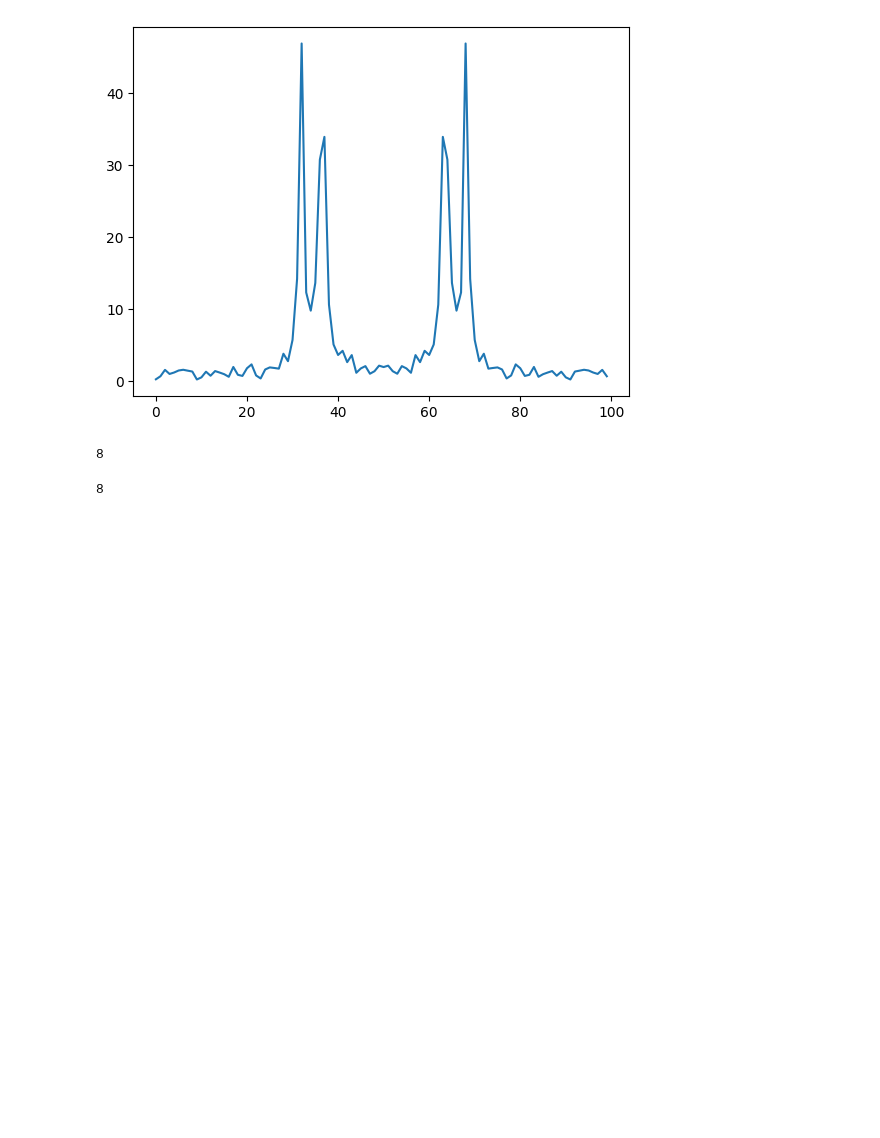
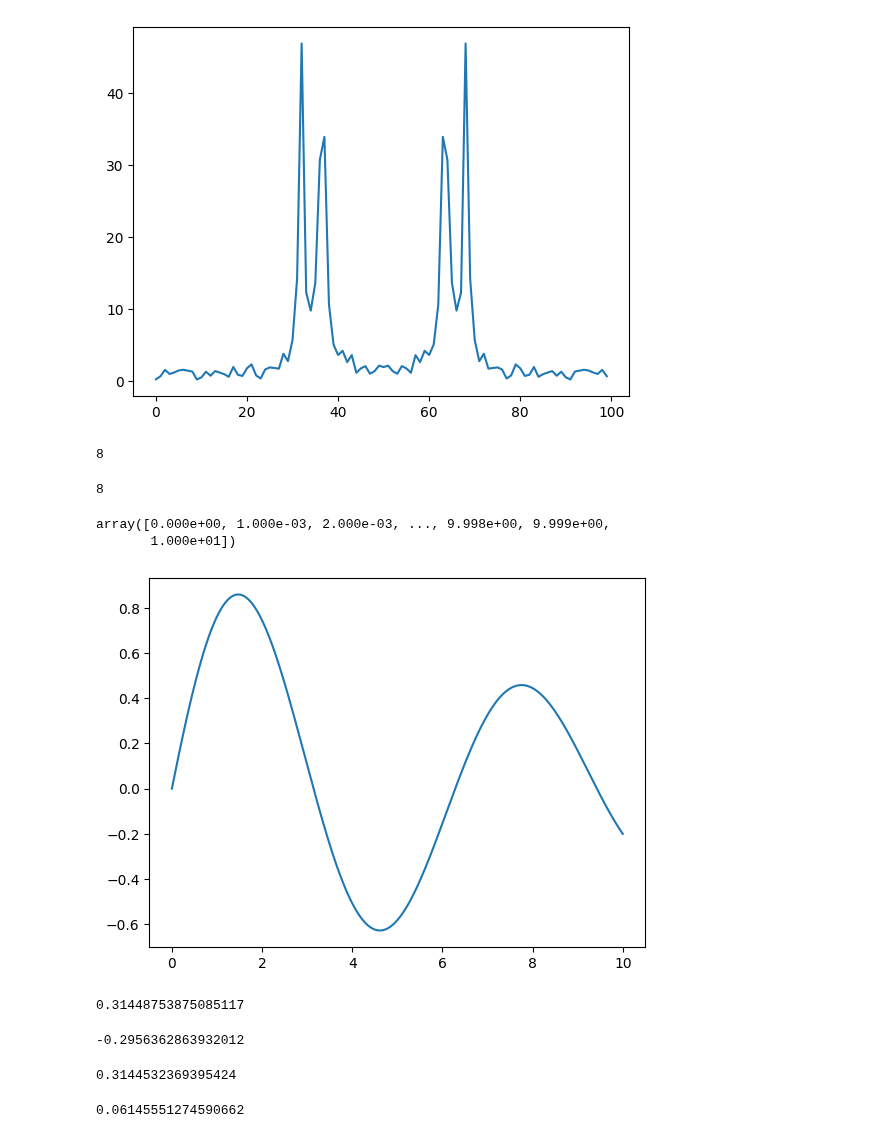
Before and after one commit to sky92archangel/notebook, a Jupyter notebook: compute/python/test.ipynb, the cells around one changed output. Saved outputs shown, nothing was run; the diff lists cells and outputs as text; code cells hidden in the pictures; blank space fills up the shorter version.

```diff
--- a/compute/python/test.ipynb
+++ b/compute/python/test.ipynb
@@ -149,0 +153,28 @@ plt.plot( np.abs(xf))
+# %%
+N = 10000
+x=np.linspace(0,10,N+1)
+y=np.exp(-x/10)*np.sin(x)
+plt.plot(x,y)
+x
+# %% [output]
+array([0.000e+00, 1.000e-03, 2.000e-03, ..., 9.998e+00, 9.999e+00,
+       1.000e+01])
+[figure, added]
+# %%
+np.mean(y[(x>=4)*(x<=7)])
+np.std(y[(x>=4)*(x<=7)])
+# %% [output]
+0.31448753875085117
+# %%
+np.mean(y_t)
+# %% [output]
+-0.2956362863932012
+# %%
+np.std(y_t)
+# %% [output]
+0.3144532369395424
+# %%
+y_m=np.percentile(y[(x>=4)*(x<=7)],80)
+y_m
+# %% [output]
+0.06145551274590662
```
Also changed, not shown: parts of 11 cells of this notebook, 4 other files.
